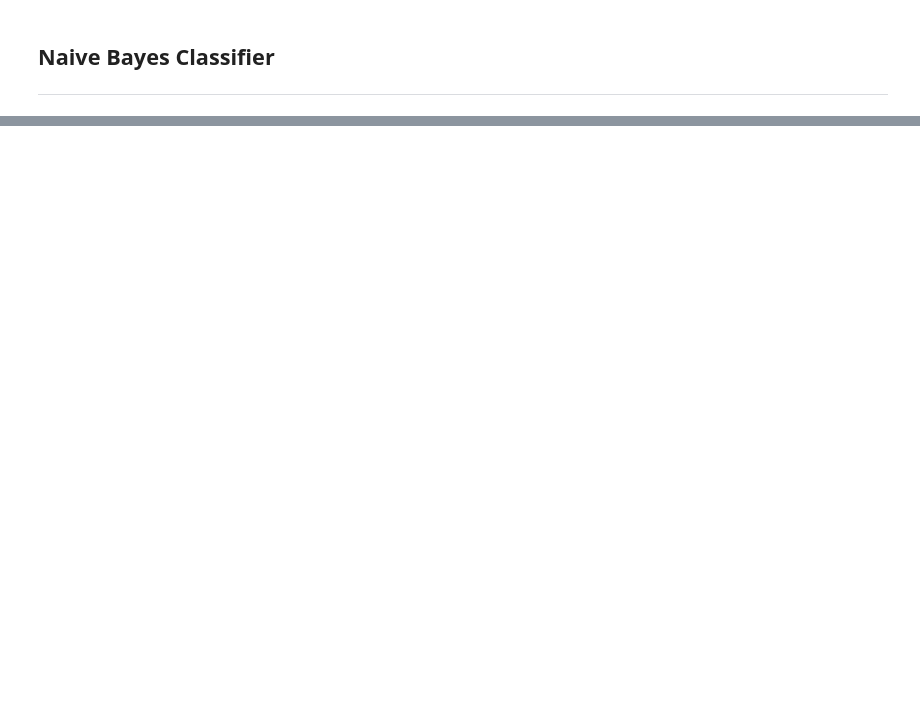
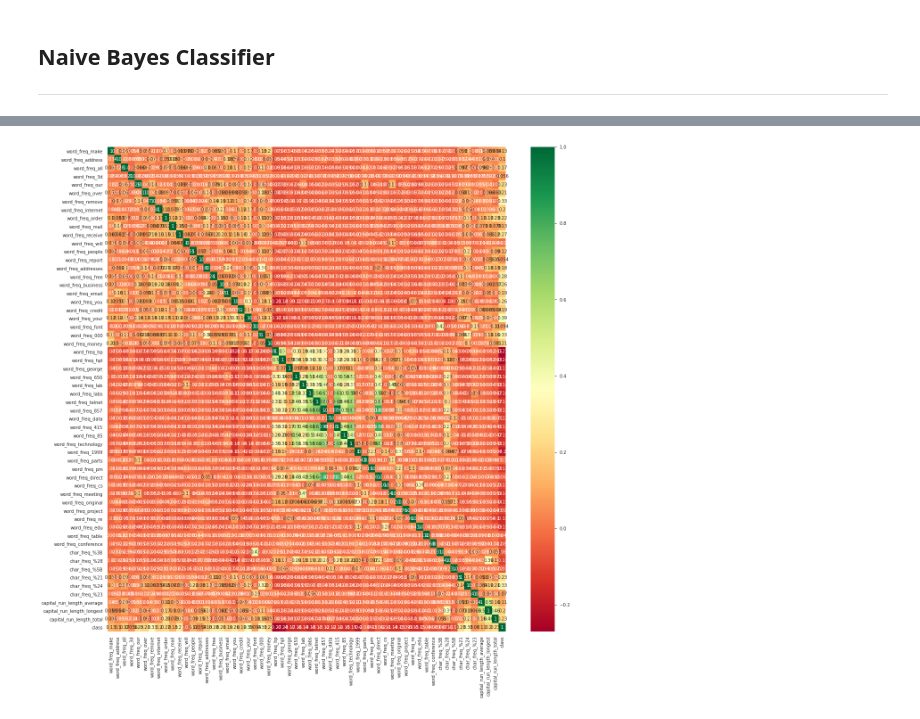
Before and after one commit to PrecyMaeMwanyungu/Performing_K-Nearest-Neighbors_-and_-Naive_Bayes_Classification_using_Scikit-learn, a Jupyter notebook: Week9_IP_Precy_Mae_(Dataset_2_Naive_Bayes_Classifier).ipynb, the cells around one changed output, grey strips where cells are left out. Saved outputs shown, nothing was run; the diff lists cells and outputs as text; code cells hidden in the pictures; blank space fills up the shorter version.

```diff
--- a/Week9_IP_Precy_Mae_(Dataset_2_Naive_Bayes_Classifier).ipynb
+++ b/Week9_IP_Precy_Mae_(Dataset_2_Naive_Bayes_Classifier).ipynb
@@ -57,0 +157,3 @@ names.head(50)
+# %%
+# Dropping our duplicates
+data.drop_duplicates(inplace= True)
@@ -57,0 +219,27 @@ names.head(50)
+# %%
+# Get dummies for our dependent variable
+data['class'].replace([1, 0],[1,0],inplace=True)
+# %%
+# Scaling our numerical features to a standard normal distribution
+from sklearn.preprocessing import StandardScaler
+StandardScaler= StandardScaler()
+columns_to_scale=['word_freq_make', 'word_freq_address', 'word_freq_all', 'word_freq_3d',
+       'word_freq_our', 'word_freq_over', 'word_freq_remove',
+       'word_freq_internet', 'word_freq_order', 'word_freq_mail',
+       'word_freq_receive', 'word_freq_will', 'word_freq_people',
+       'word_freq_report', 'word_freq_addresses', 'word_freq_free',
+       'word_freq_business', 'word_freq_email', 'word_freq_you',
+       'word_freq_credit', 'word_freq_your', 'word_freq_font', 'word_freq_000',
+       'word_freq_money', 'word_freq_hp', 'word_freq_hpl', 'word_freq_george',
+       'word_freq_650', 'word_freq_lab', 'word_freq_labs', 'word_freq_telnet',
+       'word_freq_857', 'word_freq_data', 'word_freq_415', 'word_freq_85',
+       'word_freq_technology', 'word_freq_1999', 'word_freq_parts',
+       'word_freq_pm', 'word_freq_direct', 'word_freq_cs', 'word_freq_meeting',
+       'word_freq_original', 'word_freq_project', 'word_freq_re',
+       'word_freq_edu', 'word_freq_table', 'word_freq_conference',
+       'char_freq_%3B', 'char_freq_%28', 'char_freq_%5B', 'char_freq_%21',
+       'char_freq_%24', 'char_freq_%23', 'capital_run_length_average',
+       'capital_run_length_longest', 'capital_run_length_total']
+
+data[columns_to_scale]= StandardScaler.fit_transform(data[columns_to_scale])
+data.head(2)
@@ -57,0 +333,10 @@ names.head(50)
+# %%
+# Taking a look at the correlations in our dataset
+corrmat= data.corr()
+top_corr_features= corrmat.index
+#
+plt.figure(figsize=(20,20))
+# Plot heatmap
+g=sns.heatmap(data[top_corr_features].corr(),annot=True,cmap='RdYlGn')
+# %% [output]
+[figure, added]
```
Also changed, not shown: parts of 55 cells of this notebook.
